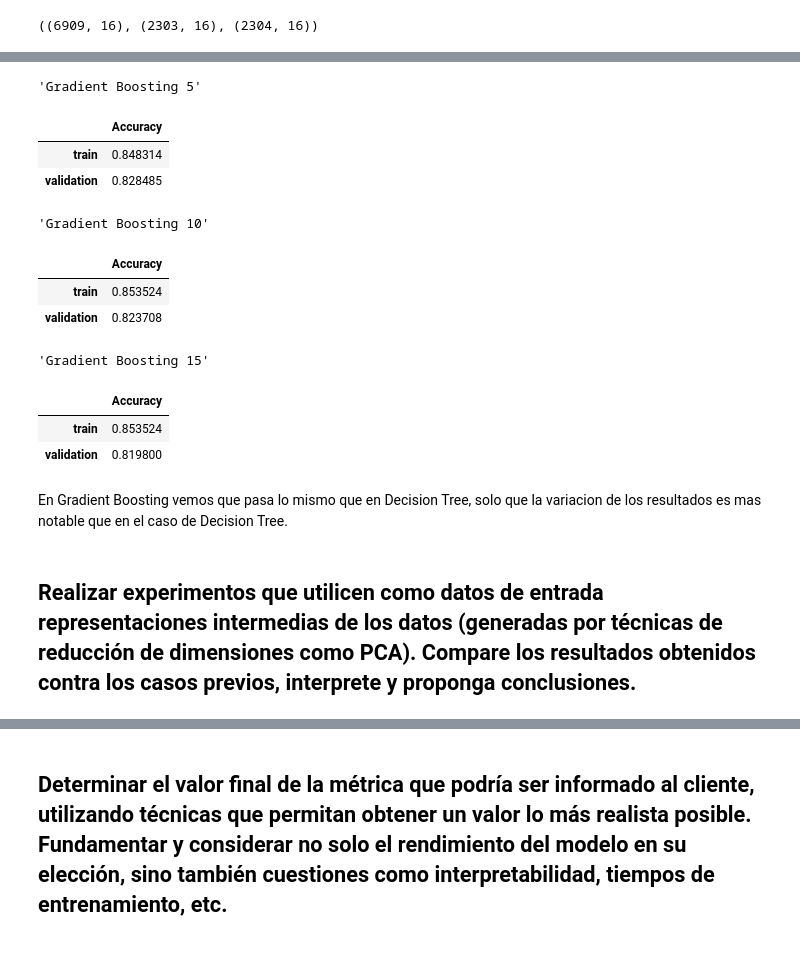
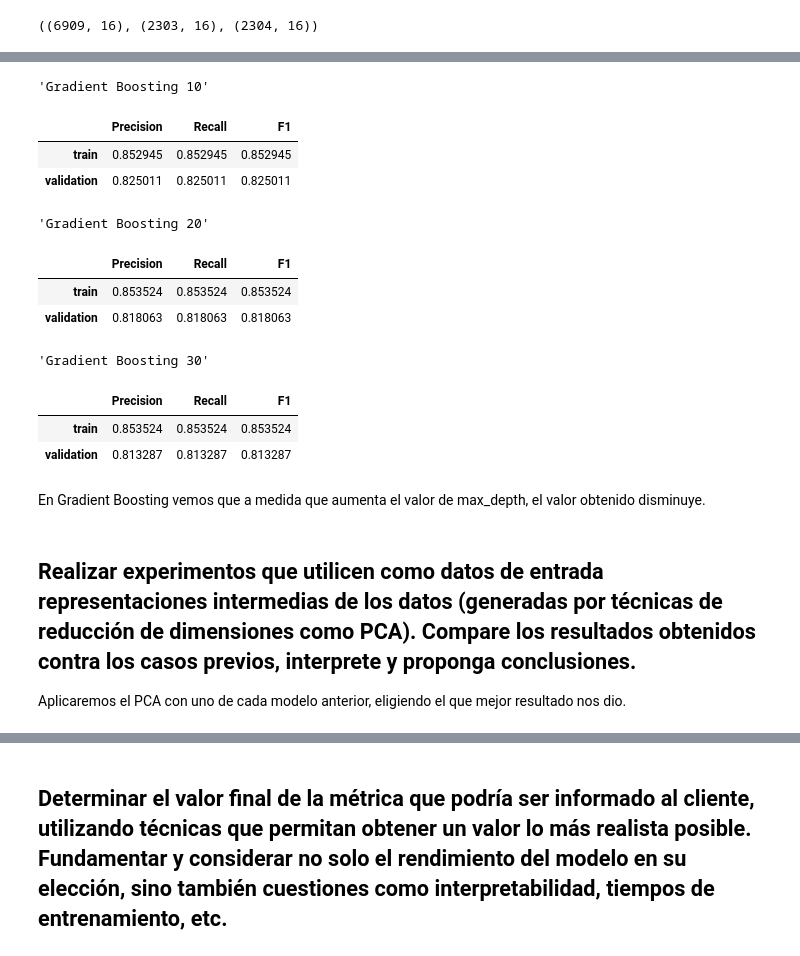
Before and after one commit to DiegoBressan/ml-grupo5, a Jupyter notebook: tp2_experimentation.ipynb, the cells around one changed output, grey strips where cells are left out. Saved outputs shown, nothing was run; the diff lists cells and outputs as text; code cells hidden in the pictures.

```diff
--- a/tp2_experimentation.ipynb
+++ b/tp2_experimentation.ipynb
@@ -185,7 +226,7 @@ def evaluar_Modelo(model, set_names=('train', 'validation'), Titulo=''):
 #Con feature engeeniring, sin hiperparámetros.
 
 # kNN
-Modelo_KNN = Pipeline([('mapper', mapper), ('classifier', KNeighborsClassifier())])
+Modelo_KNN = Pipeline([('mapper', mapper), ('classifier', KNeighborsClassifier(n_neighbors=10))])
 Modelo_KNN.fit(train, train.Good_Sale)
 predictions = Modelo_KNN.predict(validation)
 evaluar_Modelo(Modelo_KNN, Titulo='kNN')
@@ -227,18 +278,0 @@ Evaluaremos los modelos con los Hiper-parámetros:
-# %%
-# kNN 2
-Modelo_KNN_2 = Pipeline([('mapper', mapper), ('classifier', KNeighborsClassifier(2))])
-Modelo_KNN_2.fit(train, train.Good_Sale)
-predictions = Modelo_KNN_2.predict(validation)
-evaluar_Modelo(Modelo_KNN_2, Titulo='kNN-2')
-
-# kNN 4
-Modelo_KNN_4 = Pipeline([('mapper', mapper), ('classifier', KNeighborsClassifier(4))])
-Modelo_KNN_4.fit(train, train.Good_Sale)
-predictions = Modelo_KNN_4.predict(validation)
-evaluar_Modelo(Modelo_KNN_4, Titulo='kNN-4')
-
-# kNN 6
-Modelo_KNN_6 = Pipeline([('mapper', mapper), ('classifier', KNeighborsClassifier(6))])
-Modelo_KNN_6.fit(train, train.Good_Sale)
-predictions = Modelo_KNN_6.predict(validation)
-evaluar_Modelo(Modelo_KNN_6, Titulo='kNN-6')
@@ -292,33 +383,44 @@ Con esto podemos concluir que mientras mayor sea el hiper-parámetro, mayor sera
 # %%
-# Gradient Boosting 5
-Modelo_Gradient_Boosting_5 = Pipeline([('mapper', mapper), ('classifier', GradientBoostingClassifier(max_depth = 5, random_state=42))])
-Modelo_Gradient_Boosting_5.fit(train, train.Good_Sale)
-evaluar_Modelo(Modelo_Gradient_Boosting_5, Titulo='Gradient Boosting 5')
-
 # Gradient Boosting 10
-Modelo_Gradient_Boosting_10 = Pipeline([('mapper', mapper), ('classifier', GradientBoostingClassifier(max_depth = 10, random_state=42))])
+Modelo_Gradient_Boosting_10 = Pipeline([('mapper', mapper),
+                                        ('classifier', GradientBoostingClassifier
+                                         (max_depth = 10, random_state=42, n_estimators=10,
+                                          learning_rate=0.5, max_features='sqrt'))])
 Modelo_Gradient_Boosting_10.fit(train, train.Good_Sale)
 evaluar_Modelo(Modelo_Gradient_Boosting_10, Titulo='Gradient Boosting 10')
 
-# Gradient Boosting 15
-Modelo_Gradient_Boosting_15 = Pipeline([('mapper', mapper), ('classifier', GradientBoostingClassifier(max_depth = 15, random_state=42))])
-Modelo_Gradient_Boosting_15.fit(train, train.Good_Sale)
-evaluar_Modelo(Modelo_Gradient_Boosting_15, Titulo='Gradient Boosting 15')
+# Gradient Boosting 20
+Modelo_Gradient_Boosting_20 = Pipeline([('mapper', mapper),
+                                        ('classifier', GradientBoostingClassifier
+                                         (max_depth = 20, random_state=42, n_estimators=10,
+                                          learning_rate=0.5, max_features='sqrt'))])
+Modelo_Gradient_Boosting_20.fit(train, train.Good_Sale)
+evaluar_Modelo(Modelo_Gradient_Boosting_20, Titulo='Gradient Boosting 20')
+
+# Gradient Boosting 30
+Modelo_Gradient_Boosting_30 = Pipeline([('mapper', mapper),
+                                        ('classifier', GradientBoostingClassifier
+                                         (max_depth = 30, random_state=42, n_estimators=10,
+                                          learning_rate=0.5, max_features='sqrt'))])
+Modelo_Gradient_Boosting_30.fit(train, train.Good_Sale)
+evaluar_Modelo(Modelo_Gradient_Boosting_30, Titulo='Gradient Boosting 30')
 # %% [output]
-'Gradient Boosting 5'
+'Gradient Boosting 10'
-|  | Accuracy |
-| train | 0.848314 |
-| validation | 0.828485 |
+|  | Precision | Recall | F1 |
+| train | 0.852945 | 0.852945 | 0.852945 |
+| validation | 0.825011 | 0.825011 | 0.825011 |
-'Gradient Boosting 10'
+'Gradient Boosting 20'
-|  | Accuracy |
-| train | 0.853524 |
-| validation | 0.823708 |
+|  | Precision | Recall | F1 |
+| train | 0.853524 | 0.853524 | 0.853524 |
+| validation | 0.818063 | 0.818063 | 0.818063 |
-'Gradient Boosting 15'
+'Gradient Boosting 30'
-|  | Accuracy |
-| train | 0.853524 |
-| validation | 0.819800 |
+|  | Precision | Recall | F1 |
+| train | 0.853524 | 0.853524 | 0.853524 |
+| validation | 0.813287 | 0.813287 | 0.813287 |
 # %% [markdown]
-En Gradient Boosting vemos que pasa lo mismo que en Decision Tree, solo que la variacion de los resultados es mas notable que en el caso de Decision Tree.
+En Gradient Boosting vemos que a medida que aumenta el valor de max_depth, el valor obtenido disminuye.
 # %% [markdown]
 ## Realizar experimentos que utilicen como datos de entrada representaciones intermedias de los datos (generadas por técnicas de reducción de dimensiones como PCA). Compare los resultados obtenidos contra los casos previos, interprete y proponga conclusiones.
+
+Aplicaremos el PCA con uno de cada modelo anterior, eligiendo el que mejor resultado nos dio.
 # %%
```
Also changed, not shown: parts of 22 cells of this notebook.
